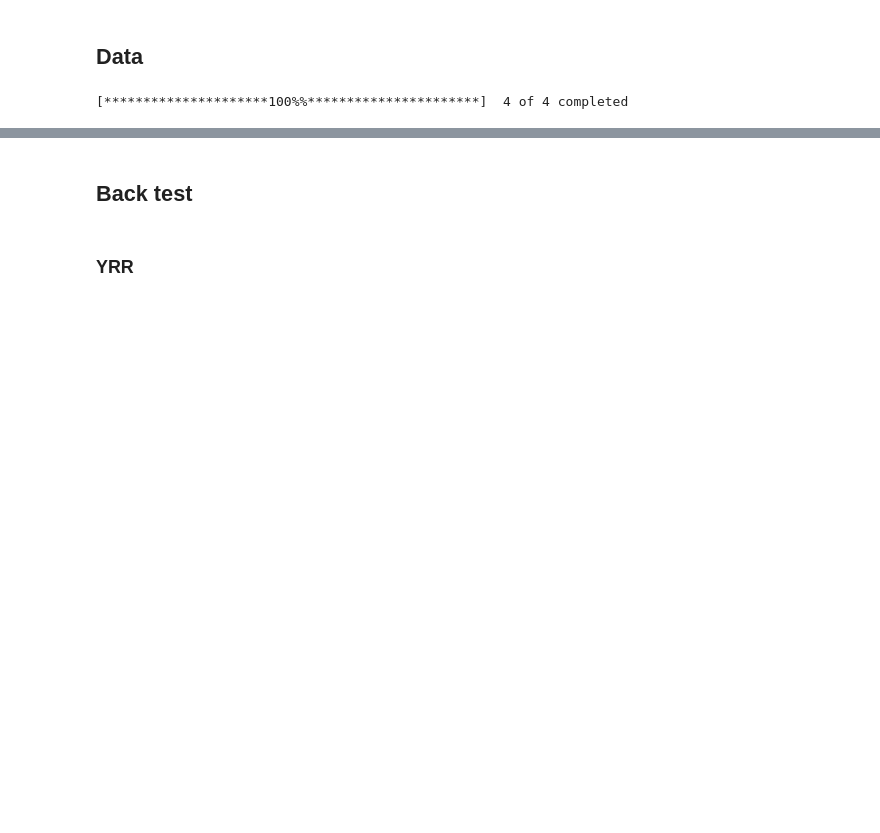
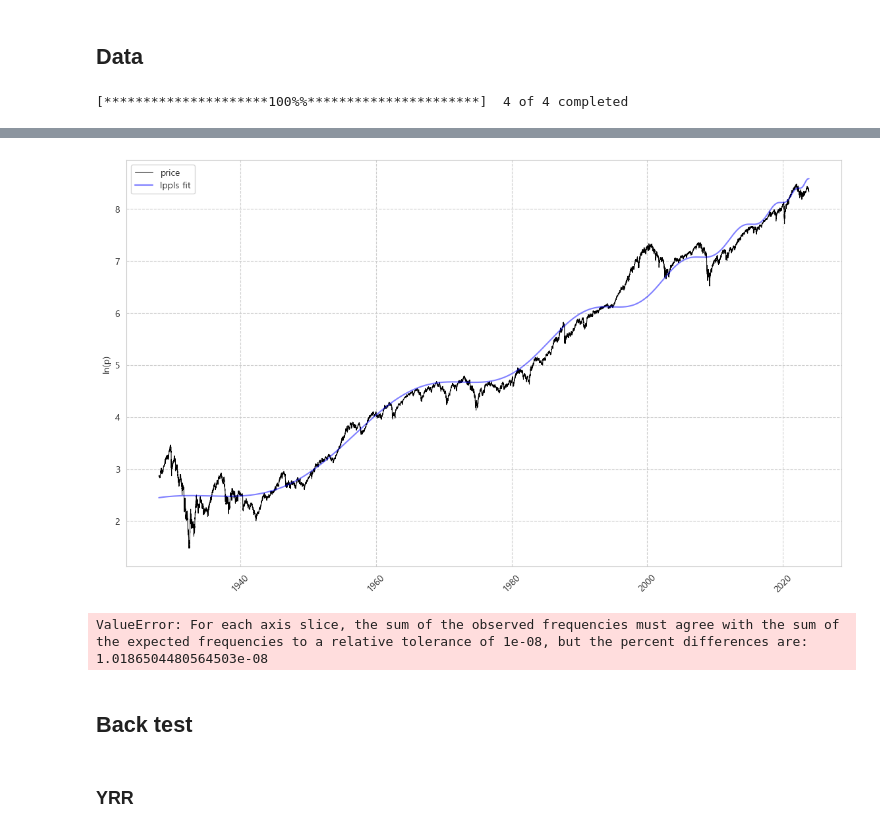
Before and after one commit to sdjhs0327/ws_fn, a Jupyter notebook: analytics/01_01_shock_case_study.ipynb, the cells around one changed output, grey strips where cells are left out. Cells and saved outputs as stored; diff of their text form; code cells hidden in the pictures; blank space fills up the shorter version.

```diff
--- a/analytics/01_01_shock_case_study.ipynb
+++ b/analytics/01_01_shock_case_study.ipynb
@@ -79,3 +79,19 @@ DFF = fred.get_series('DFF')
 df = df.fillna(method = 'pad')
 # %% [output]
 [*********************100%%**********************]  4 of 4 completed
+# %%
+data = df[['^GSPC']].copy()
+# %%
+# convert time to ordinal
+time = [pd.Timestamp.toordinal(dt.datetime.strptime(t1, '%Y-%m-%d')) for t1 in data.index.strftime('%Y-%m-%d')]
+
+# create list of observation data
+price = np.log(data['^GSPC'].values)
+
+# create observations array (expected format for LPPLS observations)
+observations = np.array([time, price])
+# %%
+from lppls import lppls_cmaes
+lppls_model = lppls_cmaes.LPPLSCMAES(observations=observations)
+# %%
+tc, m, w, a, b, c, c1, c2, O, D = lppls_model.fit(max_iteration=2500, pop_size=4)
@@ -82,2 +116,23 @@ df = df.fillna(method = 'pad')
+# %%
+lppls_model.plot_fit()
+# %% [output]
+[figure, added]
 # %%
 rate_df = pd.DataFrame([DFF, DTB3, DGS2, DGS10, DGS20], index=['DFF', 'TB3M', 'GS2Y', 'GS10Y', 'GS20Y']).T.fillna(method='pad')
+# %%
+# compute the confidence indicator
+res = lppls_model.mp_compute_nested_fits(
+    workers=8,
+    window_size=120,
+    smallest_window_size=30,
+    outer_increment=1,
+    inner_increment=5,
+    max_searches=25,
+    # filter_conditions_config={} # not implemented in 0.6.x
+)
+
+lppls_model.plot_confidence_indicators(res)
+# should give a plot like the following...
+# %% [output]
+ValueError: For each axis slice, the sum of the observed frequencies must agree with the sum of the expected frequencies to a relative tolerance of 1e-08, but the percent differences are:
+1.0186504480564503e-08
```
Also changed, not shown: parts of 4 cells of this notebook, 8 other files.
